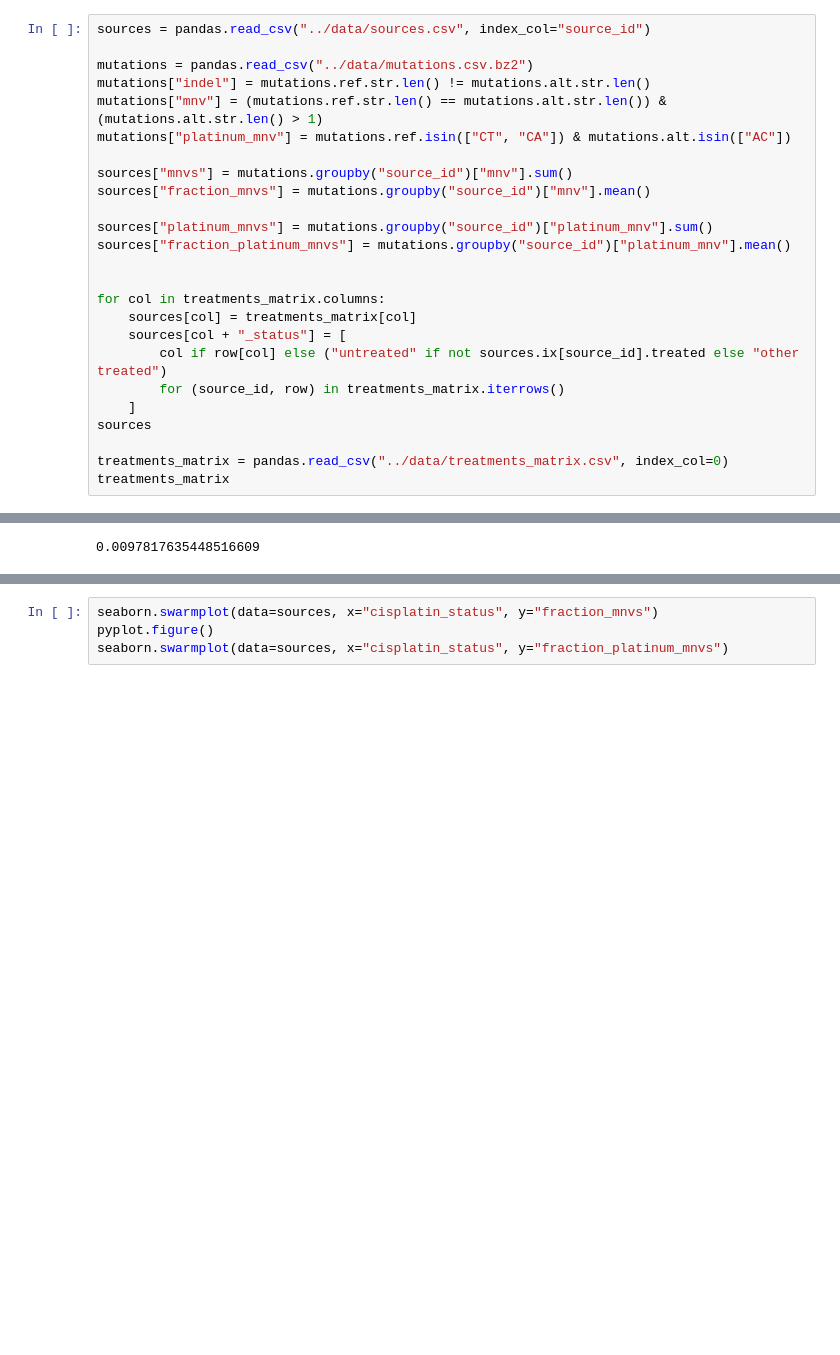
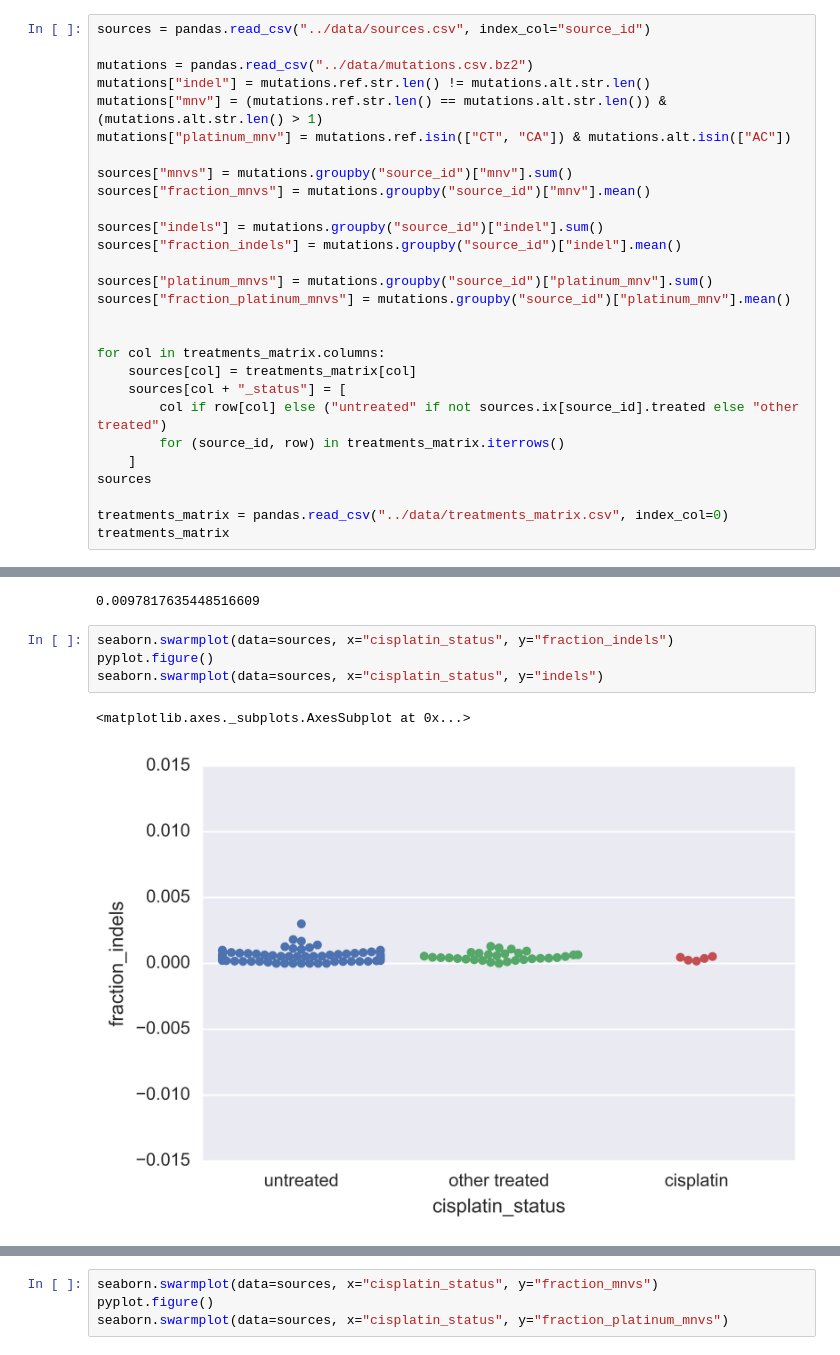
Before and after one commit to hammerlab/paper-aocs-chemo-neoantigens, a Jupyter notebook: notebooks/mnvs and indels.ipynb, the cells around one changed output, grey strips where cells are left out. Cells and saved outputs as stored; diff of their text form; blank space fills up the shorter version.

```diff
--- a/notebooks/mnvs and indels.ipynb
+++ b/notebooks/mnvs and indels.ipynb
@@ -59,6 +59,9 @@ mutations["platinum_mnv"] = mutations.ref.isin(["CT", "CA"]) & mutations.alt.isi
 
 sources["mnvs"] = mutations.groupby("source_id")["mnv"].sum()
 sources["fraction_mnvs"] = mutations.groupby("source_id")["mnv"].mean()
+
+sources["indels"] = mutations.groupby("source_id")["indel"].sum()
+sources["fraction_indels"] = mutations.groupby("source_id")["indel"].mean()
 
 sources["platinum_mnvs"] = mutations.groupby("source_id")["platinum_mnv"].sum()
 sources["fraction_platinum_mnvs"] = mutations.groupby("source_id")["platinum_mnv"].mean()
@@ -97,3 +100,10 @@ treatments_matrix
 mutations.mnv.mean()
 # %% [output]
 0.0097817635448516609
+# %%
+seaborn.swarmplot(data=sources, x="cisplatin_status", y="fraction_indels")
+pyplot.figure()
+seaborn.swarmplot(data=sources, x="cisplatin_status", y="indels")
+# %% [output]
+<matplotlib.axes._subplots.AxesSubplot at 0x...>
+[figure, added]
```
Also changed, not shown: parts of 9 cells of this notebook, 3 other files.
